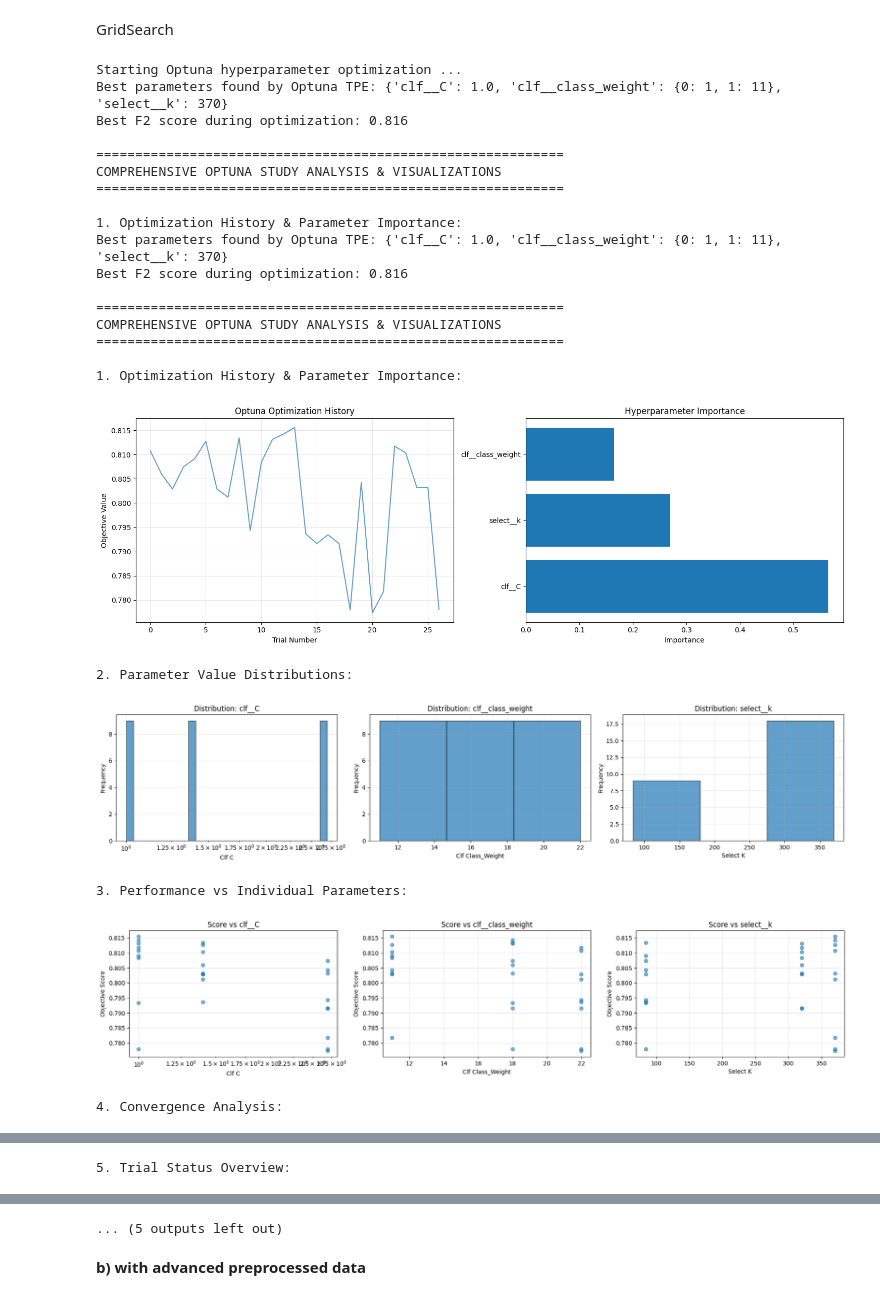
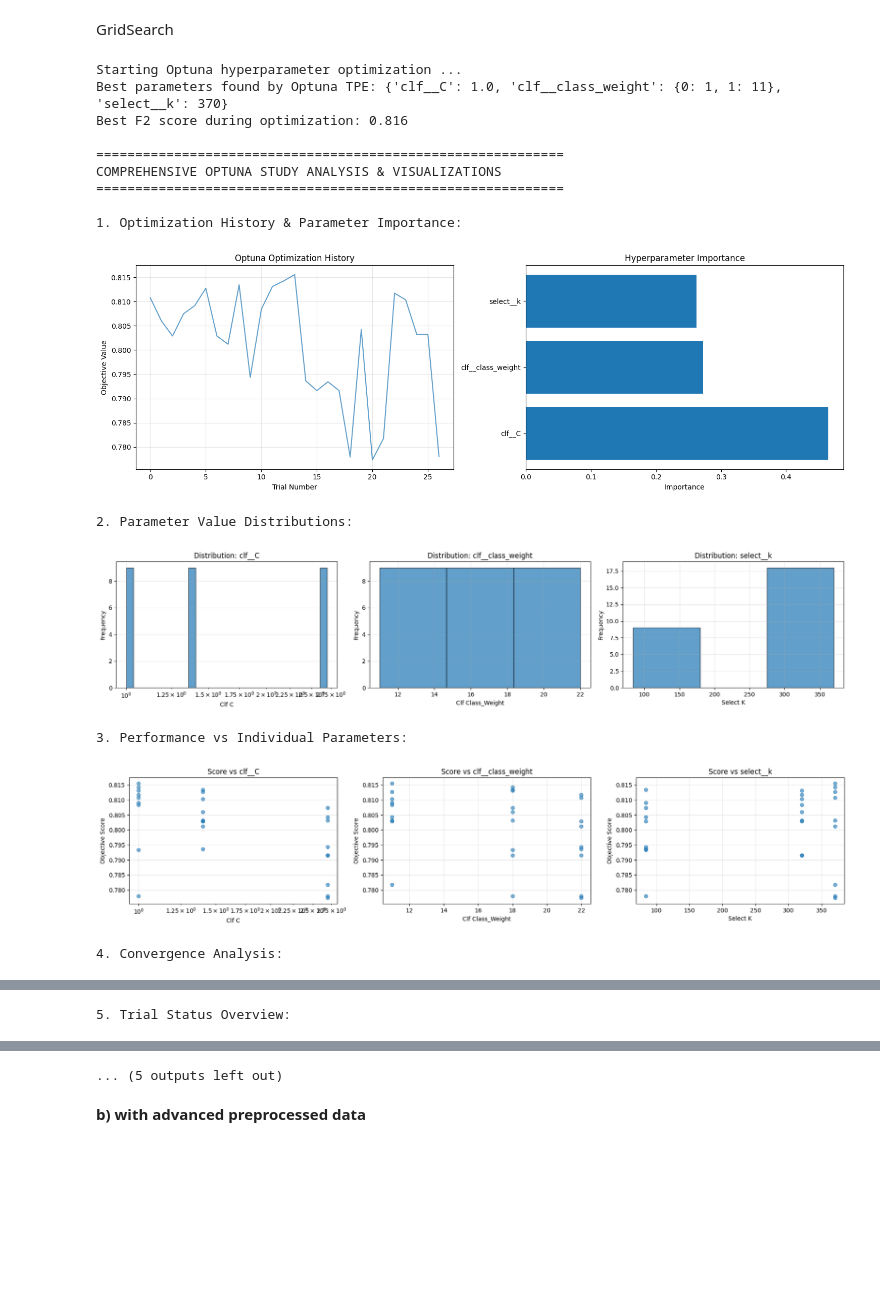
Before and after one commit to theolenko/bachelorsthesis_notebook_code, a Jupyter notebook: 05modeling_pipelines/tfidf_linearsvc/tfidf_linearsvc.ipynb, the cells around one changed output, grey strips where cells are left out. Saved outputs shown, nothing was run; the diff lists cells and outputs as text; code cells hidden in the pictures; blank space fills up the shorter version.

```diff
--- a/05modeling_pipelines/tfidf_linearsvc/tfidf_linearsvc.ipynb
+++ b/05modeling_pipelines/tfidf_linearsvc/tfidf_linearsvc.ipynb
@@ -322,7 +322,7 @@ param_grid = {
 }
 
 
-model_name = "tfidf_linearsvc_basic"
+model_name = "tfidf_linearsvc_basic_gridsearch"
 
 #for second search with grid search
 best_model, best_params, study = grid_search_with_optuna(
@@ -440,42 +440,34 @@ results_summary = {
     'dataset_info': {
         'train_size': len(X_dev),
         'test_size': len(X_test),
         'train_positive_ratio': y_dev.mean(),
         'test_positive_ratio': y_test.mean()
     }
 }
 
 # Save the properly tuned model with comprehensive results
 dump({
     'model': tuned_model,  # This includes the optimized threshold
     'base_model': base_model,  # Original model without threshold optimization
     'threshold': threshold_results['best_threshold'],
     'cv_score': threshold_results['cv_score'],
     'best_params': best_params,
     'search_type': 'Optuna TPE/GS + TunedThresholdClassifierCV',
     'results_summary': results_summary  # Complete structured results for model comparison
 }, f"model_{model_name}.joblib")
 
 print(f"\nModel saved as model_{model_name}.joblib")
 # %% [output]
 Starting Optuna hyperparameter optimization ...
 Best parameters found by Optuna TPE: {'clf__C': 1.0, 'clf__class_weight': {0: 1, 1: 11}, 'select__k': 370}
 Best F2 score during optimization: 0.816
 
 ============================================================
 COMPREHENSIVE OPTUNA STUDY ANALYSIS & VISUALIZATIONS
 ============================================================
 
 1. Optimization History & Parameter Importance:
-Best parameters found by Optuna TPE: {'clf__C': 1.0, 'clf__class_weight': {0: 1, 1: 11}, 'select__k': 370}
-Best F2 score during optimization: 0.816
-
-============================================================
-COMPREHENSIVE OPTUNA STUDY ANALYSIS & VISUALIZATIONS
-============================================================
-
-1. Optimization History & Parameter Importance:
-[figure, old version]
+[figure, new version]
 2. Parameter Value Distributions:
 [figure]
 3. Performance vs Individual Parameters:
```
Also changed, not shown: parts of 4 cells of this notebook, 29 other files.
